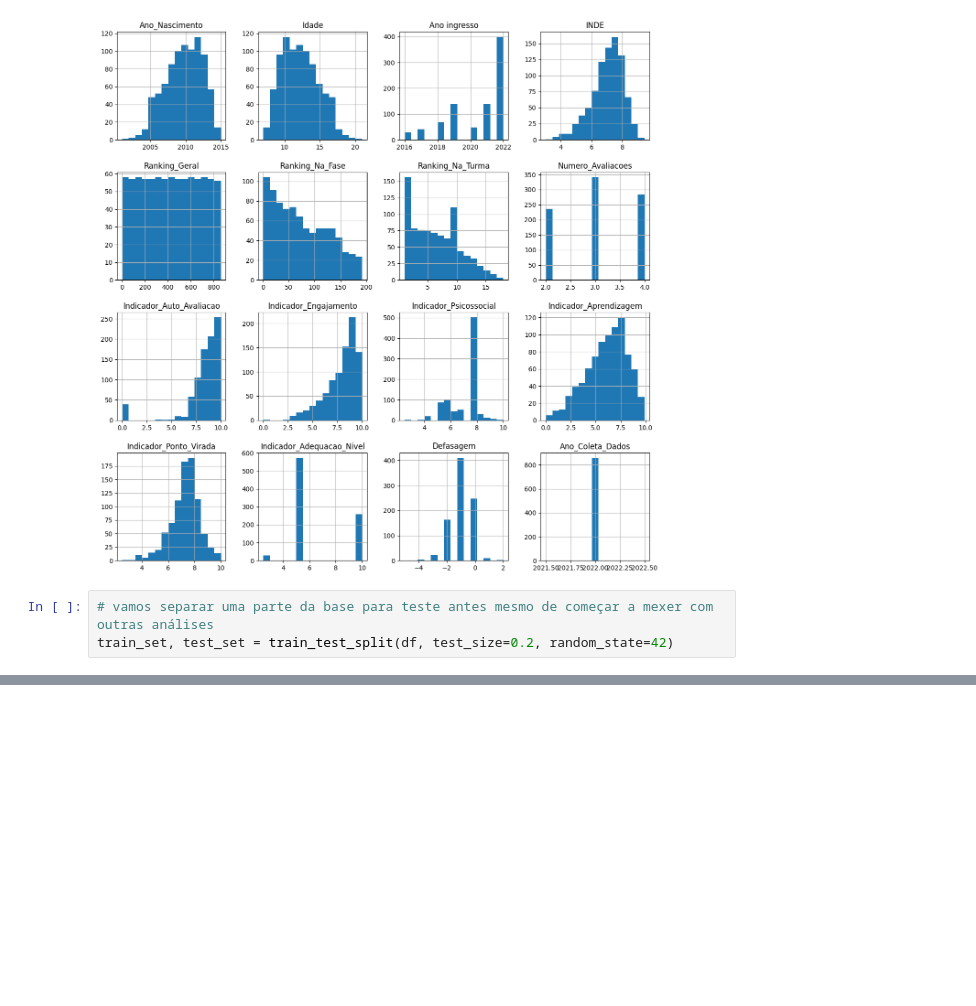
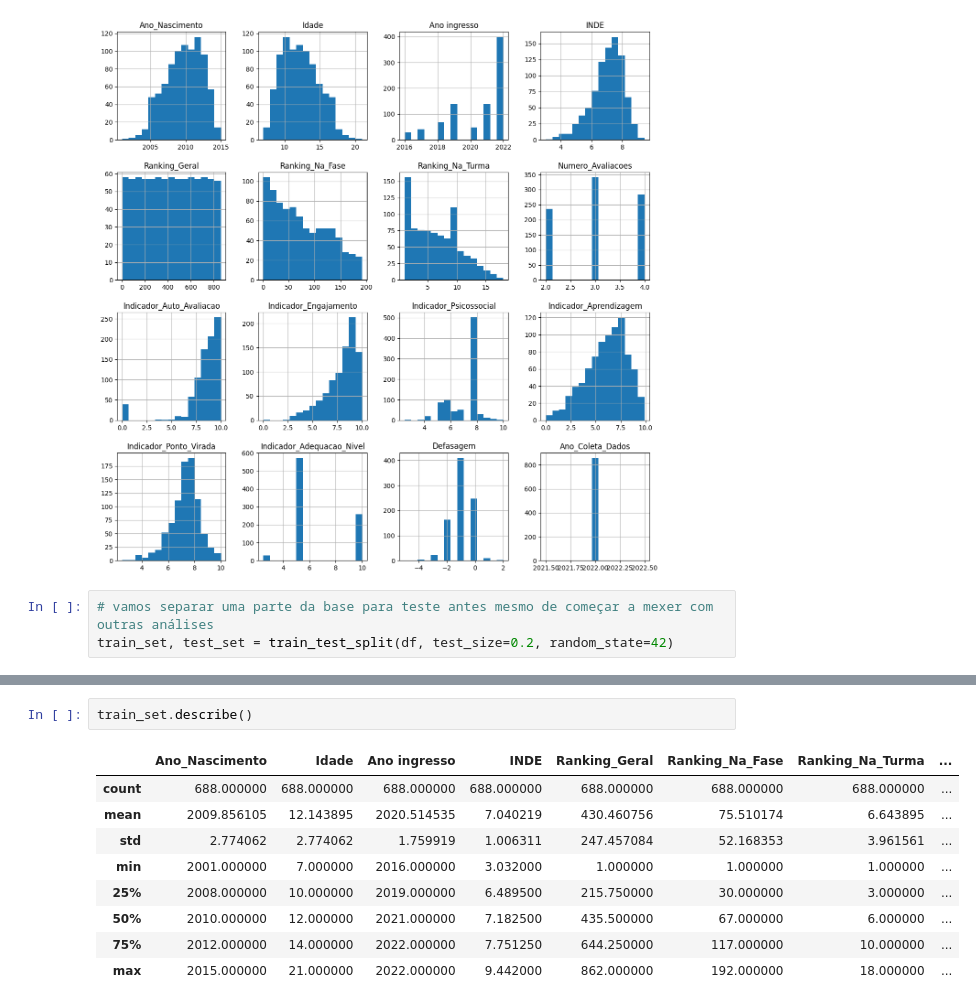
Before and after one commit to jessibmoura/PEDE, a Jupyter notebook: analise_dados_2022.ipynb, the cells around one changed output, grey strips where cells are left out. Saved outputs shown, nothing was run; the diff lists cells and outputs as text; blank space fills up the shorter version.

```diff
--- a/analise_dados_2022.ipynb
+++ b/analise_dados_2022.ipynb
@@ -116,0 +125,12 @@ train_set, test_set = train_test_split(df, test_size=0.2, random_state=42)
+# %%
+train_set.describe()
+# %% [output]
+|  | Ano_Nascimento | Idade | Ano ingresso | INDE | Ranking_Geral | Ranking_Na_Fase | Ranking_Na_Turma | ... |
+| count | 688.000000 | 688.000000 | 688.000000 | 688.000000 | 688.000000 | 688.000000 | 688.000000 | ... |
+| mean | 2009.856105 | 12.143895 | 2020.514535 | 7.040219 | 430.460756 | 75.510174 | 6.643895 | ... |
+| std | 2.774062 | 2.774062 | 1.759919 | 1.006311 | 247.457084 | 52.168353 | 3.961561 | ... |
+| min | 2001.000000 | 7.000000 | 2016.000000 | 3.032000 | 1.000000 | 1.000000 | 1.000000 | ... |
+| 25% | 2008.000000 | 10.000000 | 2019.000000 | 6.489500 | 215.750000 | 30.000000 | 3.000000 | ... |
+| 50% | 2010.000000 | 12.000000 | 2021.000000 | 7.182500 | 435.500000 | 67.000000 | 6.000000 | ... |
+| 75% | 2012.000000 | 14.000000 | 2022.000000 | 7.751250 | 644.250000 | 117.000000 | 10.000000 | ... |
+| max | 2015.000000 | 21.000000 | 2022.000000 | 9.442000 | 862.000000 | 192.000000 | 18.000000 | ... |
```
Also changed, not shown: parts of 4 cells of this notebook.
